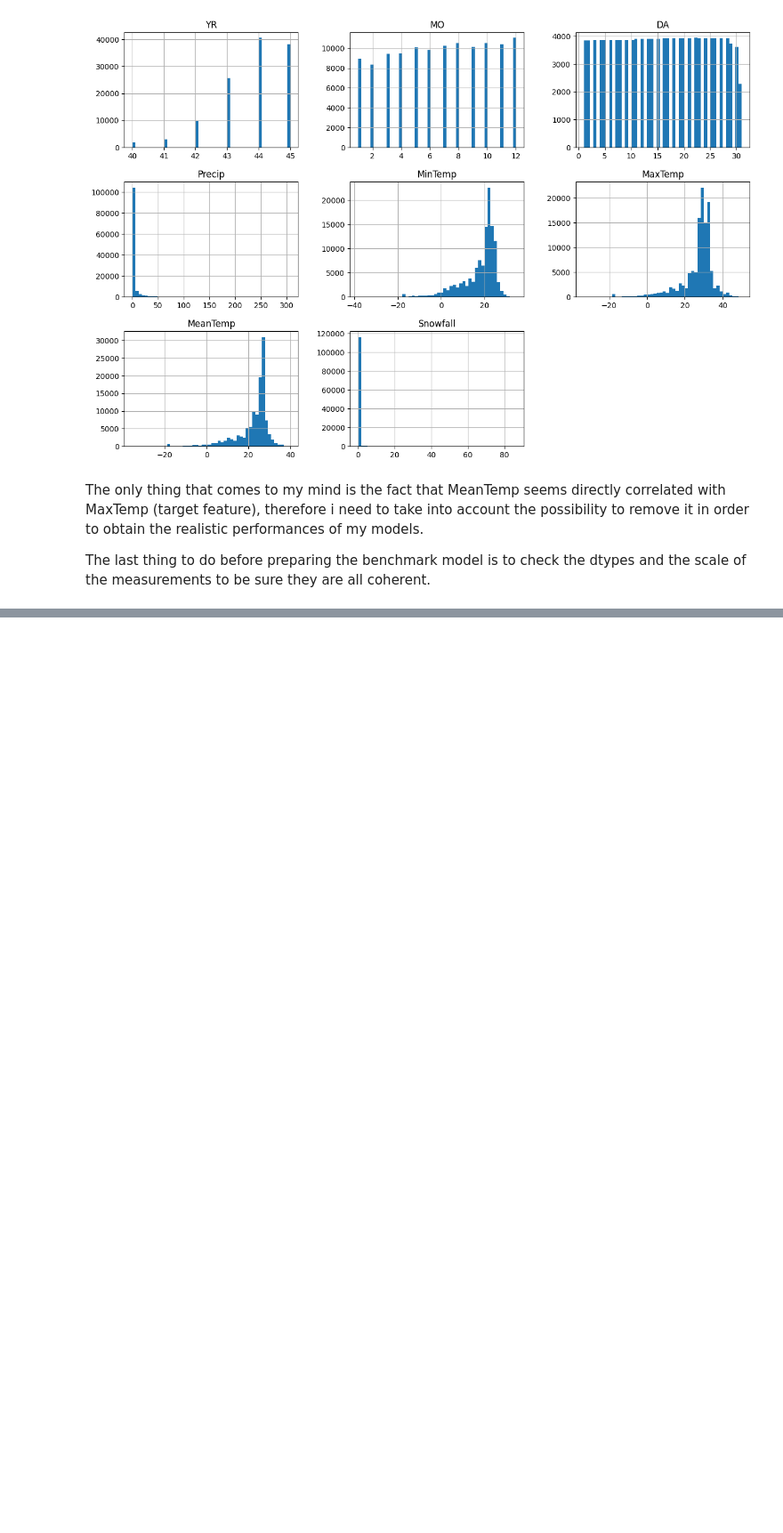
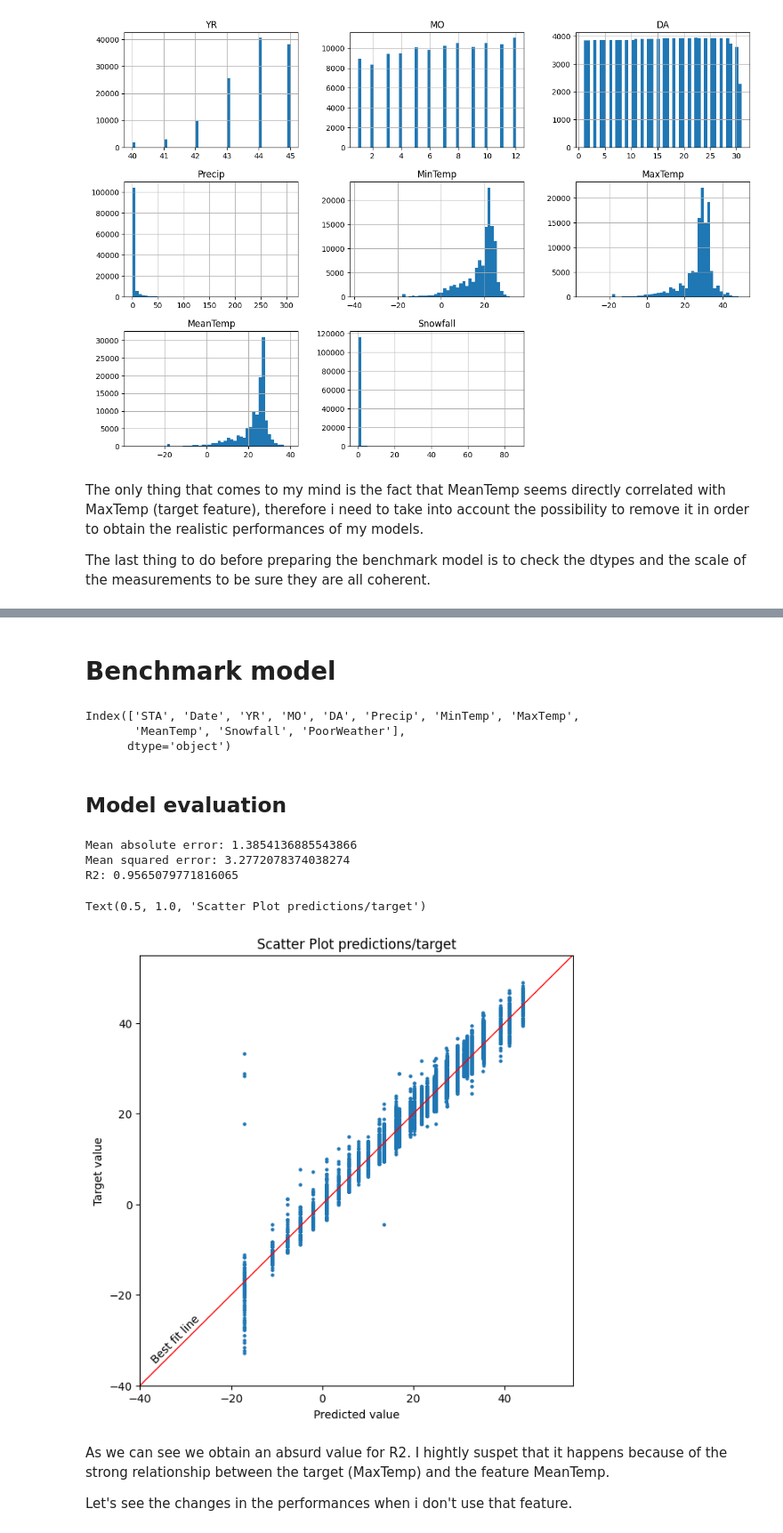
Before and after one commit to SamuelMagnano/Kaggle_Weather_prediction, a Jupyter notebook: Weather_Prediction.ipynb, the cells around one changed output, grey strips where cells are left out. Shown at 89% size. Drawn from its saved outputs; the diff is of its cells as text; code cells hidden in the pictures; blank space fills up the shorter version.

Commit message:
Update Weather_Prediction.ipynb
Deployed the benchmark model and analyzed the perfomances obtained from it

```diff
--- a/Weather_Prediction.ipynb
+++ b/Weather_Prediction.ipynb
@@ -299,3 +327,10 @@ array([[<Axes: title={'center': 'YR'}>, <Axes: title={'center': 'MO'}>,
 The only thing that comes to my mind is the fact that MeanTemp seems directly correlated with MaxTemp (target feature), therefore i need to take into account the possibility to remove it in order to obtain the realistic performances of my models.
 
 The last thing to do before preparing the benchmark model is to check the dtypes and the scale of the measurements to be sure they are all coherent.
+# %%
+weather['Date'] = pd.to_datetime(weather['Date']).dt.date
+weather['YR'] = pd.to_datetime(weather['YR']).dt.year
+weather['MO'] = pd.to_datetime(weather['MO']).dt.month
+weather['DA'] = pd.to_datetime(weather['DA']).dt.day
+
+weather.dtypes
@@ -301,0 +351,47 @@ The last thing to do before preparing the benchmark model is to check the dtypes
+# %% [markdown]
+# Benchmark model
+# %%
+weather.columns
+# %% [output]
+Index(['STA', 'Date', 'YR', 'MO', 'DA', 'Precip', 'MinTemp', 'MaxTemp',
+       'MeanTemp', 'Snowfall', 'PoorWeather'],
+      dtype='object')
+# %%
+input = ['STA', 'Date', 'YR', 'MO', 'DA', 'Precip', 'MinTemp', 'MeanTemp', 'Snowfall', 'PoorWeather']
+target = ['MaxTemp']
+
+X_train, X_test, y_train, y_test = train_test_split(pd.get_dummies(weather[input]),weather[target],test_size=0.3, random_state=42)
+# %%
+benchmark_id3r = DecisionTreeRegressor(max_depth=5)
+benchmark_id3r.fit(X_train, y_train)
+predictions = benchmark_id3r.predict(X_test)
+# %% [markdown]
+## Model evaluation
+# %%
+print(f"Mean absolute error:", mean_absolute_error(y_test,predictions))
+print(f"Mean squared error:", mean_squared_error(y_test,predictions))
+print(f"R2:", r2_score(y_test,predictions))
+# %% [output]
+Mean absolute error: 1.3854136885543866
+Mean squared error: 3.2772078374038274
+R2: 0.9565079771816065
+# %%
+plt.figure(figsize=(7,7))
+
+plt.scatter(predictions, y_test, s=5)
+plt.plot([-40, 55],[-40, 55],color="red", linewidth=1)
+plt.text(-38,-35,"Best fit line",rotation=45)
+
+plt.xlim(-40, 55)
+plt.ylim(-40, 55)
+
+plt.xlabel("Predicted value")
+plt.ylabel("Target value")
+plt.title("Scatter Plot predictions/target")
+# %% [output]
+Text(0.5, 1.0, 'Scatter Plot predictions/target')
+[figure, added]
+# %% [markdown]
+As we can see we obtain an absurd value for R2. I hightly suspet that it happens because of the strong relationship between the target (MaxTemp) and the feature MeanTemp.
+
+Let's see the changes in the performances when i don't use that feature.
```
Also changed, not shown: parts of 8 cells of this notebook.
